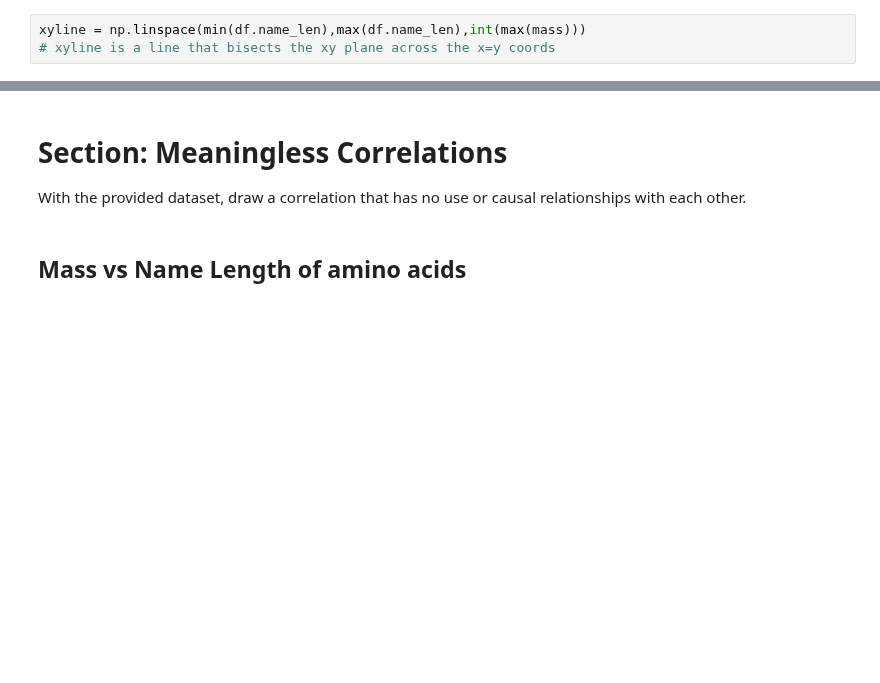
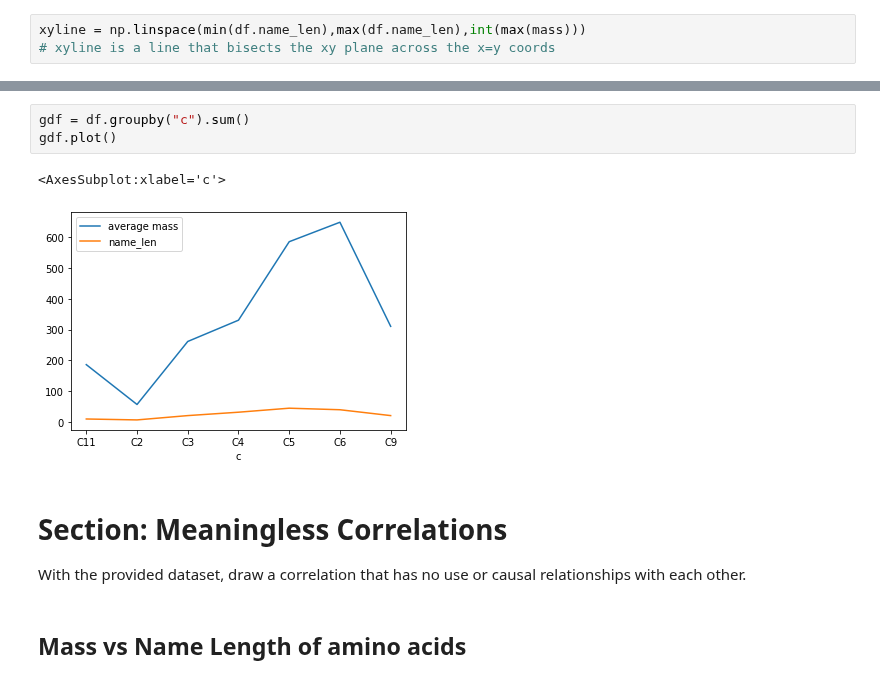
Before and after one commit to jsteinbecker/sars-cov-2, a Jupyter notebook: Data/Structural Biology/Amino Acids/aa.ipynb, the cells around one changed output, grey strips where cells are left out. Drawn from its saved outputs; the diff is of its cells as text; blank space fills up the shorter version.

```diff
--- a/Data/Structural Biology/Amino Acids/aa.ipynb
+++ b/Data/Structural Biology/Amino Acids/aa.ipynb
@@ -41,3 +59,9 @@ xyline = np.linspace(min(df.name_len),max(df.name_len),int(max(mass)))
+# %%
+gdf = df.groupby("c").sum()
+gdf.plot()
+# %% [output]
+<AxesSubplot:xlabel='c'>
+[figure, added]
 # %% [markdown]
 # Section: Meaningless Correlations
 With the provided dataset, draw a correlation that has no use or causal relationships with each other.
```
Also changed, not shown: parts of 6 cells of this notebook, 31 other files.
